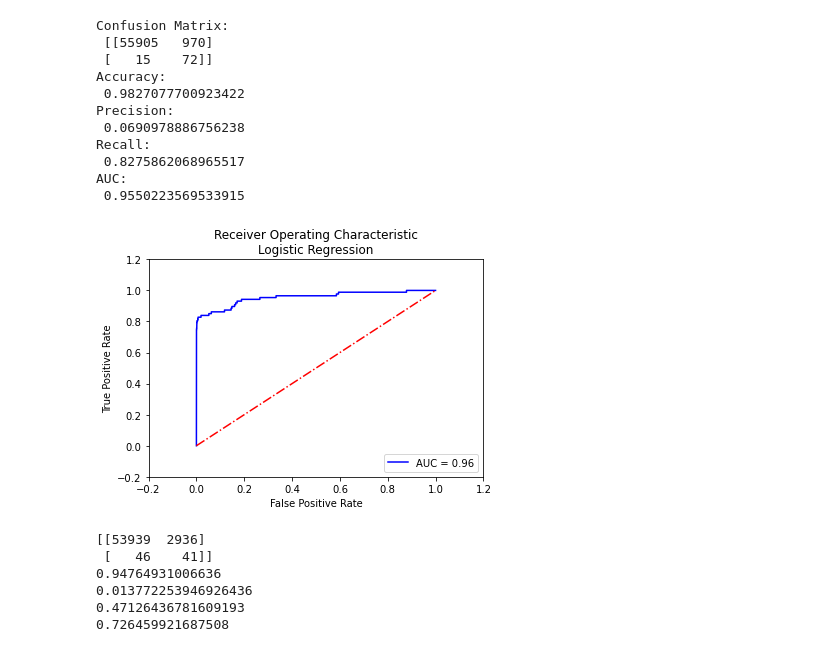
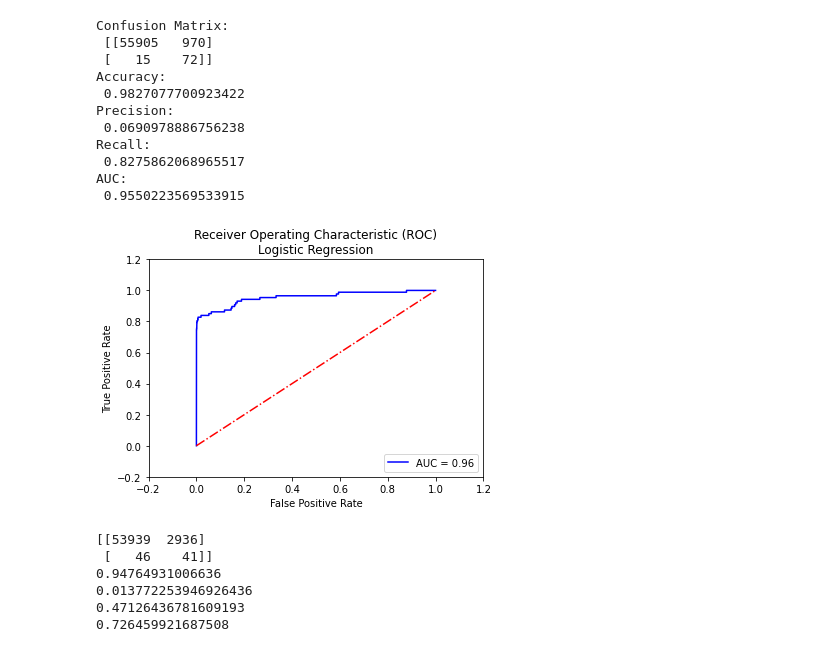
Before and after one commit to vishnugopu/Credit-Card-Fraud-Detection, a Jupyter notebook: CreditCardFraudDetection.ipynb, the cells around one changed output. Cells and saved outputs as stored; diff of their text form; code cells hidden in the pictures.

```diff
--- a/CreditCardFraudDetection.ipynb
+++ b/CreditCardFraudDetection.ipynb
@@ -93,19 +95,18 @@ Recall:
 AUC:
  0.9550223569533915
 # %%
-#plotting the ROC curve
 fpr,tpr,thresholds=metrics.roc_curve(y_test,y_logreg_prob)
 plt.plot(fpr,tpr,'b', label='AUC = %0.2f'% auc)
 plt.plot([0,1],[0,1],'r-.')
 plt.xlim([-0.2,1.2])
 plt.ylim([-0.2,1.2])
-plt.title('Receiver Operating Characteristic\nLogistic Regression')
+plt.title('Receiver Operating Characteristic (ROC)\nLogistic Regression')
 plt.legend(loc='lower right')
 plt.ylabel('True Positive Rate')
 plt.xlabel('False Positive Rate')
 plt.show()
 # %% [output]
-[figure, old version]
+[figure, new version]
 # %%
 #K Nearest Neighbors
 knn=KNeighborsClassifier(n_neighbors=5)
```
Also changed, not shown: parts of 4 cells of this notebook.
